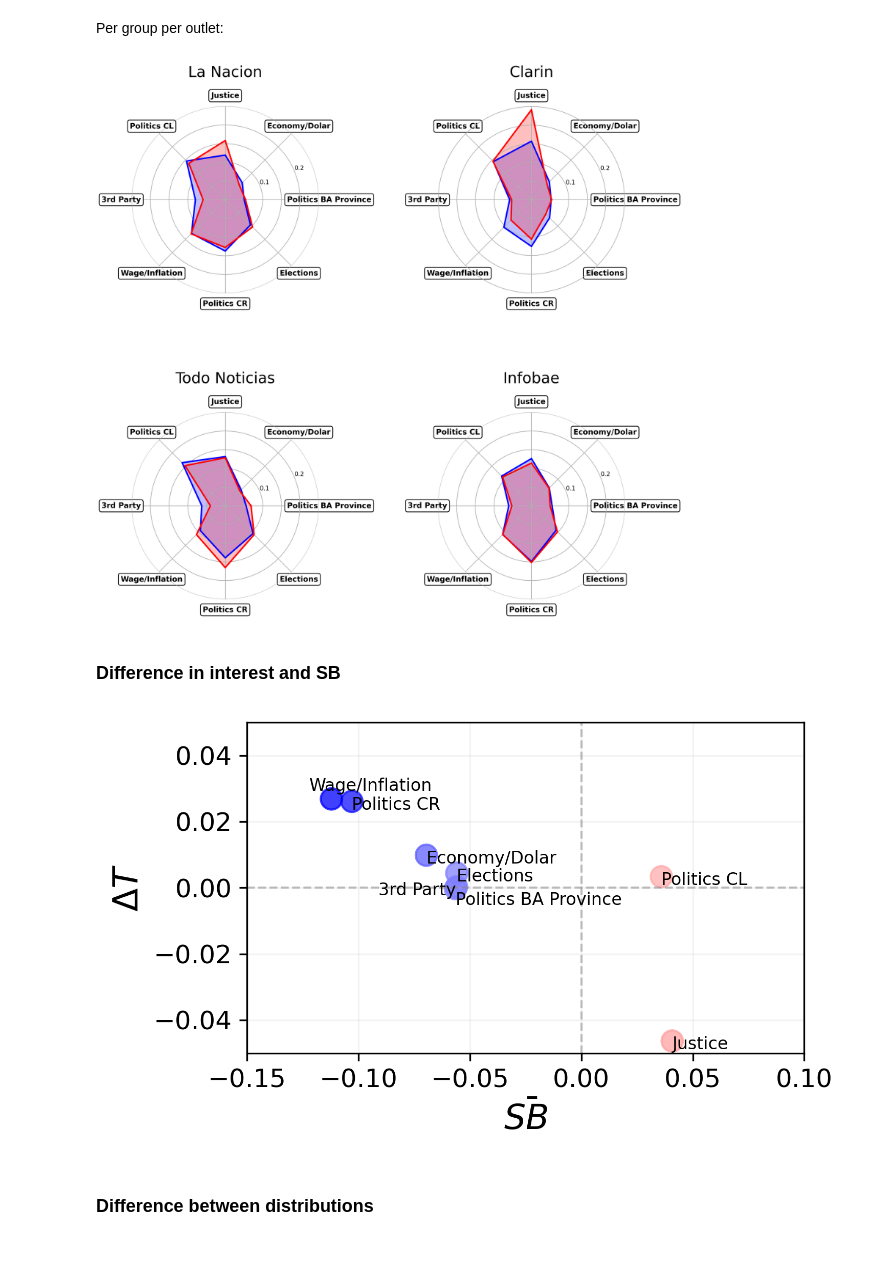
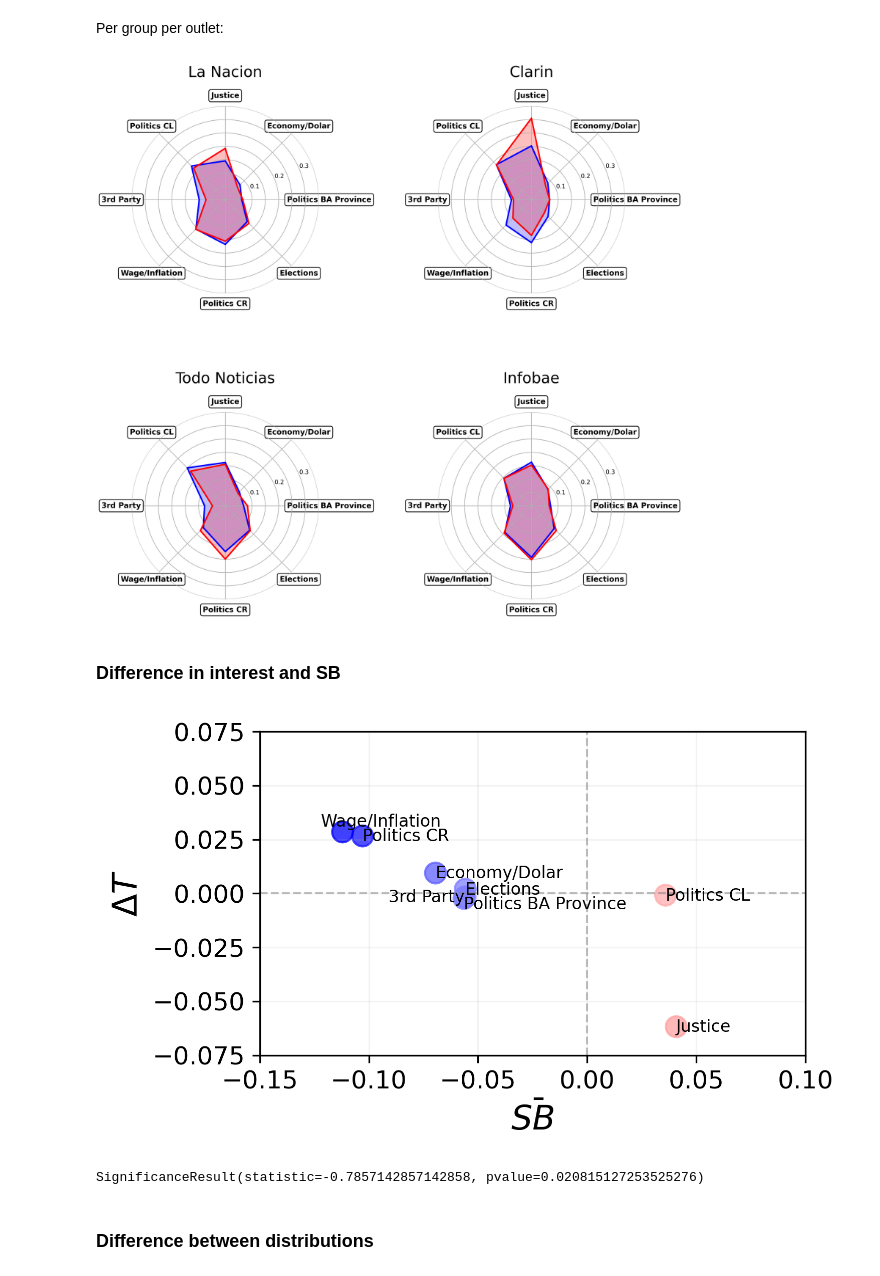
Before and after one commit to spinto88/SocialMediaBiasAndPolarization, a Jupyter notebook: TopicAnalysis_perGroup.ipynb, the cells around one changed output. Saved outputs shown, nothing was run; the diff lists cells and outputs as text; code cells hidden in the pictures.

```diff
--- a/TopicAnalysis_perGroup.ipynb
+++ b/TopicAnalysis_perGroup.ipynb
@@ -35,8 +35,8 @@ def radar_plot(distribution, topic_names, color, ax, label):
     ax.fill(angles, distribution, color=color, alpha=0.25, label = label)
 
     # Mejorar el gráfico
-    ax.set_yticks([0.00, 0.05, 0.10, 0.15, 0.20, 0.25])
-    ax.set_yticklabels(['', '', 0.10, '', 0.20, ''], fontsize = 8)
+    ax.set_yticks([0.00, 0.05, 0.10, 0.15, 0.20, 0.25, 0.30, 0.35])
+    ax.set_yticklabels(['', '', 0.10, '', 0.20, '', 0.30, ''], fontsize = 8)
     ax.set_xticks(angles[:-1])
     ax.set_xticklabels(topic_names, bbox = dict(boxstyle="round", ec="black", fc="white", alpha=1), fontweight = 'bold', color = 'black', alpha = 1.00)
     ax.spines['polar'].set_visible(False)
@@ -62,6 +62,7 @@ group_name = {'MP': 'CR', 'FF': 'CL'}
 for group in ['FF', 'MP']:
 
     group_agenda = data[data.dynamic_opinion == group][[f'T{k}' for k in range(8)]].mean(axis = 0).to_list()
+    group_agenda = list(np.array(group_agenda) / np.sum(group_agenda))
 
     radar_plot(distribution=group_agenda, topic_names=topic_names[:len(group_agenda)], color=colors[group], ax=ax, label = group_name[group])
 
@@ -90,16 +91,17 @@ for outlet in ['La Nacion', 'Clarin', 'Todo Noticias', 'Infobae']:
     for group in ['FF', 'MP']:
 
         group_agenda = data[(data.dynamic_opinion == group) & ((data.outlet == outlet))][[f'T{k}' for k in range(8)]].mean(axis = 0).to_list()
+        group_agenda = list(np.array(group_agenda) / np.sum(group_agenda))
 
         radar_plot(distribution=group_agenda, topic_names=topic_names[:len(group_agenda)], color=colors[group], ax=ax[i,j], label = group_name[group])
 
     ax[i,j].set_title(outlet, size = 20, pad = 20, loc = 'center')
 
 plt.tight_layout(pad = 5)
-plt.savefig('New_figure5b.pdf')
+plt.savefig('New_figure5c.pdf')
 plt.show()
 # %% [output]
-[figure, old version]
+[figure, new version]
 # %% [markdown]
 ### Difference in interest and SB
 # %%
@@ -114,7 +116,9 @@ sb_topic = [-0.05644334023148842,
  -0.05583833816296598]
 
 cl_agenda = data[data.dynamic_opinion == 'FF'][[f'T{k}' for k in range(8)]].mean(axis = 0).to_numpy()
+cl_agenda /= cl_agenda.sum()
 cr_agenda = data[data.dynamic_opinion == 'MP'][[f'T{k}' for k in range(8)]].mean(axis = 0).to_numpy()
+cr_agenda /= cr_agenda.sum()
 
 difference = cl_agenda - cr_agenda
 
@@ -128,35 +132,41 @@ plt.figure(figsize=(5,3),dpi = 300)
 colors = plt.cm.bwr((-0.5 * np.array(sb_sorted)) / np.array(sb_sorted).min() + 0.5)
 
 for i in range(len(difference_sorted)):
 
     if 'Wage' in topics_name_sorted[i]:
         plt.text(sb_sorted[i]-0.01, difference_sorted[i]+0.0025, s=topics_name_sorted[i], ma = 'center', size = 8)
     elif 'CR' in topics_name_sorted[i]:
         plt.text(sb_sorted[i], difference_sorted[i]-0.0025, s=topics_name_sorted[i], ma = 'center', size = 8)
     elif 'BA' in topics_name_sorted[i]:
         plt.text(sb_sorted[i], difference_sorted[i]-0.005, s=topics_name_sorted[i], ma = 'center', size = 8)
     elif '3rd' in topics_name_sorted[i]:
         plt.text(sb_sorted[i]-0.035, difference_sorted[i]-0.0025, s=topics_name_sorted[i], ma = 'center', size = 8)
     else:
         plt.text(sb_sorted[i], difference_sorted[i]-0.0025, s=topics_name_sorted[i], ma = 'center', size = 8)
 
 plt.scatter(sb_sorted, difference_sorted, s = 100, alpha = 0.75, c = colors)
 
 plt.axvline(0, linewidth = 1, linestyle = 'dashed', color = 'grey', alpha = 0.50)
 plt.axhline(0, linewidth = 1, linestyle = 'dashed', color = 'grey', alpha = 0.50)
 
 plt.xticks(size = 12)
 plt.yticks(size = 12)
 plt.xlim([-0.15, 0.10])
-plt.ylim([-0.05, 0.05])
+plt.ylim([-0.075, 0.075])
 plt.ylabel(r'$\Delta T$', size = 16)
 plt.xlabel(r'$\bar{SB}$', size = 16)
 plt.grid(True, alpha = 0.15)
 plt.tight_layout()
 plt.savefig('New_figure5b.pdf')
 plt.show()
 # %% [output]
-[figure, old version]
+[figure, new version]
+# %%
+from scipy.stats import spearmanr
+
+spearmanr(sb_sorted, difference_sorted)
+# %% [output]
+SignificanceResult(statistic=-0.7857142857142858, pvalue=0.020815127253525276)
 # %% [markdown]
 ### Difference between distributions
 # %%
```
Also changed, not shown: parts of 1 cell of this notebook, 2 other files.
